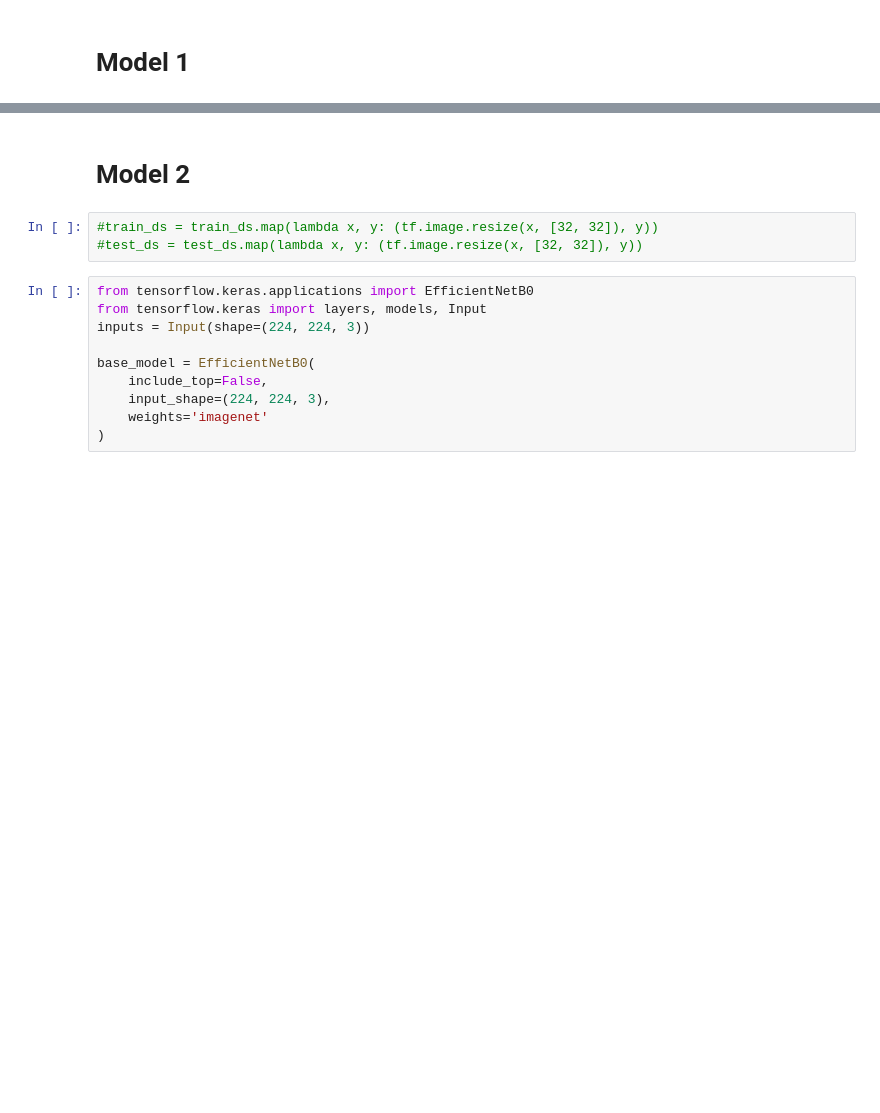
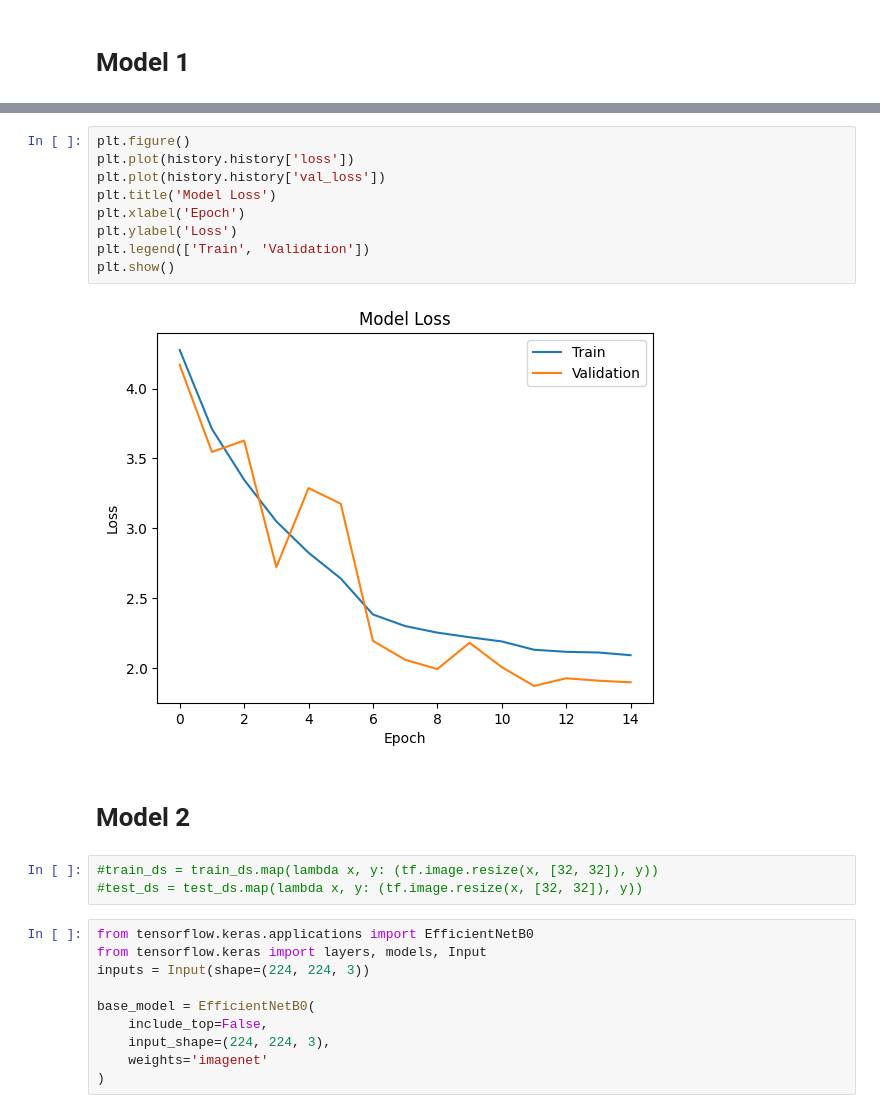
Before and after one commit to Lark01/Drug-Food-Interactions, a Jupyter notebook: FoodDetection/food101-training.ipynb, the cells around one changed output, grey strips where cells are left out. Drawn from its saved outputs; the diff is of its cells as text; blank space fills up the shorter version.

```diff
--- a/FoodDetection/food101-training.ipynb
+++ b/FoodDetection/food101-training.ipynb
@@ -208,3 +222,14 @@ model.save("food101_custom_FINAL_51acc.keras")
+# %%
+plt.figure()
+plt.plot(history.history['loss'])
+plt.plot(history.history['val_loss'])
+plt.title('Model Loss')
+plt.xlabel('Epoch')
+plt.ylabel('Loss')
+plt.legend(['Train', 'Validation'])
+plt.show()
+# %% [output]
+[figure, added]
 # %% [markdown]
 # Model 2
 # %%
```
Also changed, not shown: parts of 13 cells of this notebook.
